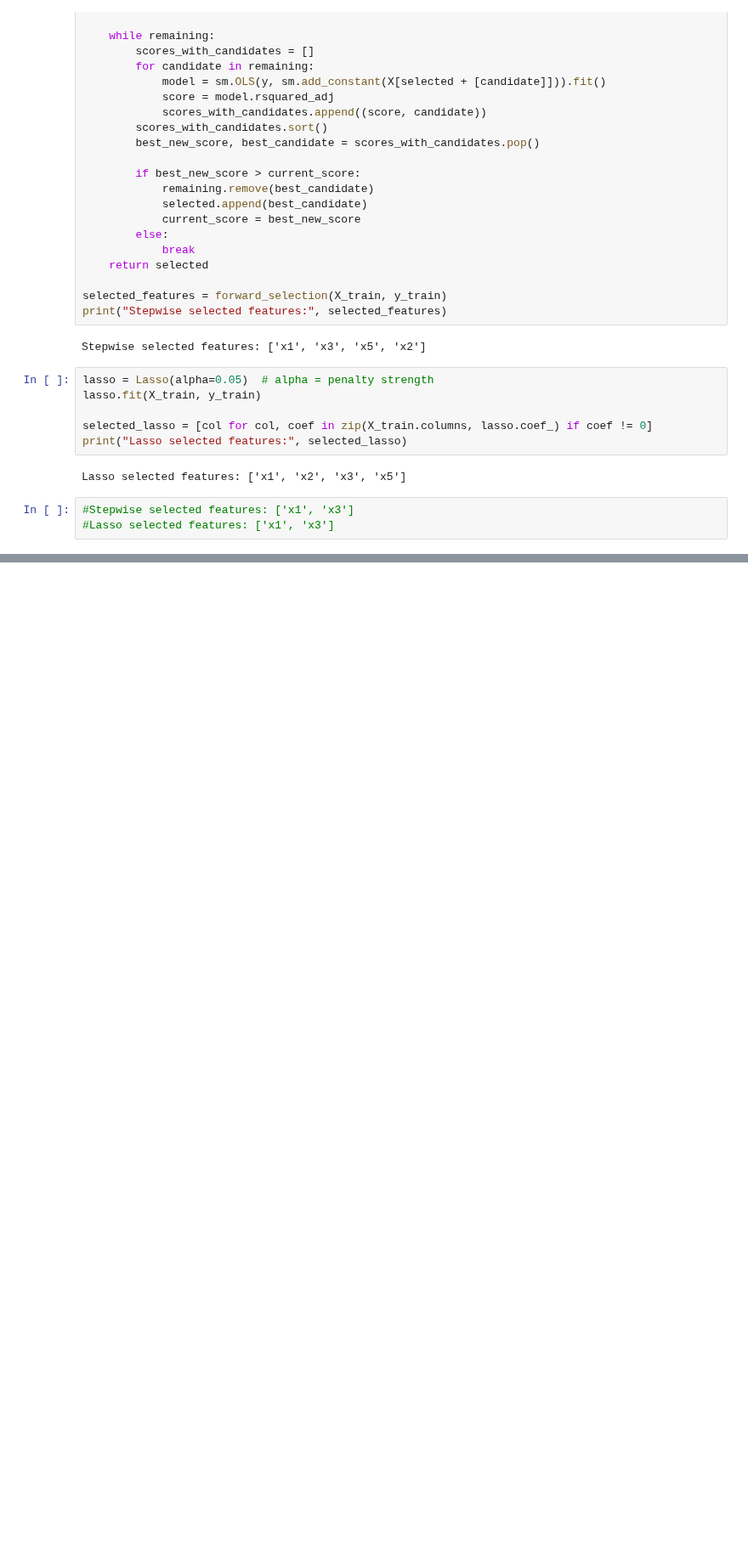
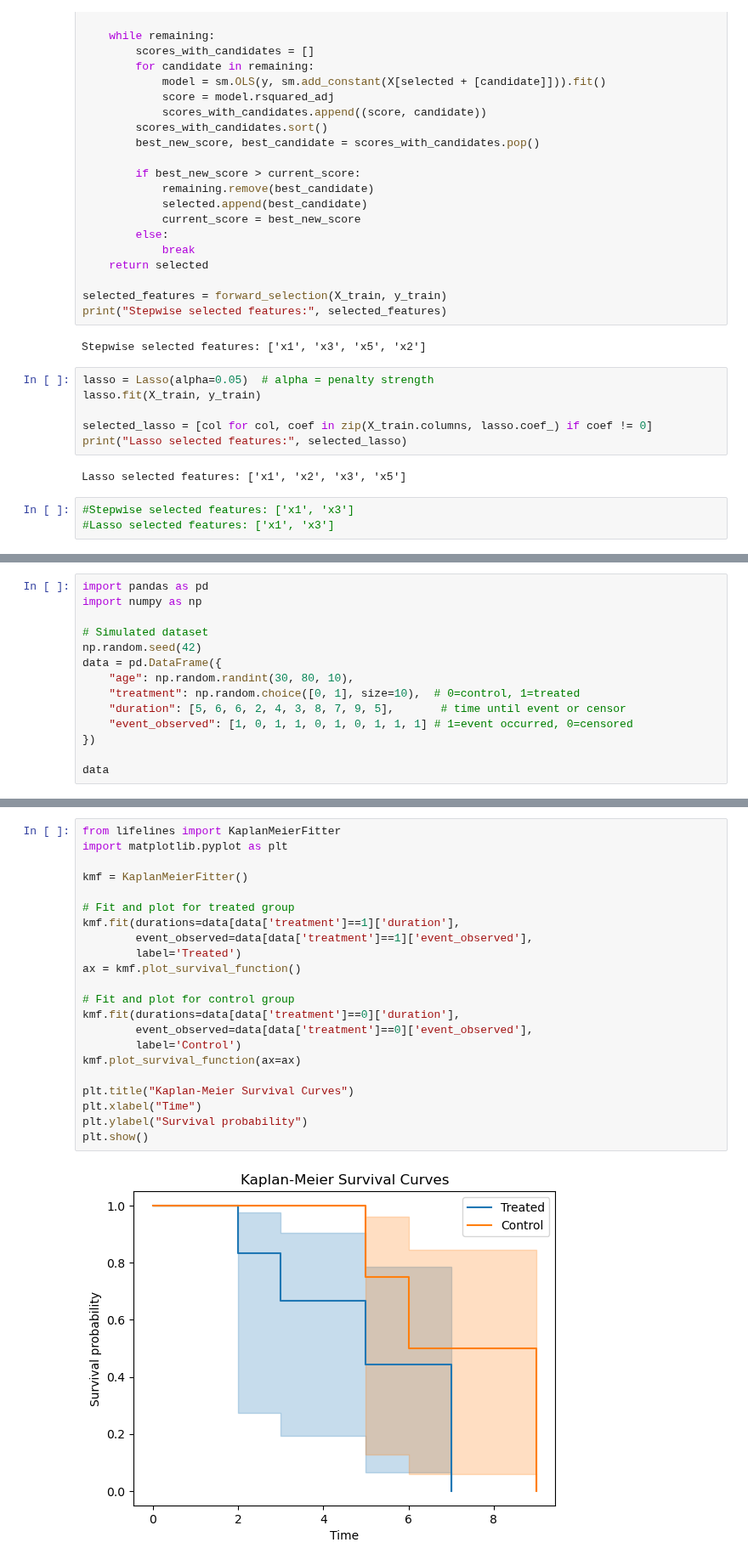
Before and after one commit to imdwipayana/Battlefield, a Jupyter notebook: Python_Practice/Linear_Regression/Untitled.ipynb, the cells around one changed output, grey strips where cells are left out. Shown at 85% size. Saved outputs shown, nothing was run; the diff lists cells and outputs as text; blank space fills up the shorter version.

```diff
--- a/Python_Practice/Linear_Regression/Untitled.ipynb
+++ b/Python_Practice/Linear_Regression/Untitled.ipynb
@@ -224,0 +280,14 @@ Lasso selected features: ['x1', 'x2', 'x3', 'x5']
+# %%
+import pandas as pd
+import numpy as np
+
+# Simulated dataset
+np.random.seed(42)
+data = pd.DataFrame({
+    "age": np.random.randint(30, 80, 10),
+    "treatment": np.random.choice([0, 1], size=10),  # 0=control, 1=treated
+    "duration": [5, 6, 6, 2, 4, 3, 8, 7, 9, 5],       # time until event or censor
+    "event_observed": [1, 0, 1, 1, 0, 1, 0, 1, 1, 1] # 1=event occurred, 0=censored
+})
+
+data
@@ -224,0 +306,24 @@ Lasso selected features: ['x1', 'x2', 'x3', 'x5']
+# %%
+from lifelines import KaplanMeierFitter
+import matplotlib.pyplot as plt
+
+kmf = KaplanMeierFitter()
+
+# Fit and plot for treated group
+kmf.fit(durations=data[data['treatment']==1]['duration'],
+        event_observed=data[data['treatment']==1]['event_observed'],
+        label='Treated')
+ax = kmf.plot_survival_function()
+
+# Fit and plot for control group
+kmf.fit(durations=data[data['treatment']==0]['duration'],
+        event_observed=data[data['treatment']==0]['event_observed'],
+        label='Control')
+kmf.plot_survival_function(ax=ax)
+
+plt.title("Kaplan-Meier Survival Curves")
+plt.xlabel("Time")
+plt.ylabel("Survival probability")
+plt.show()
+# %% [output]
+[figure, added]
```
Also changed, not shown: parts of 12 cells of this notebook.
